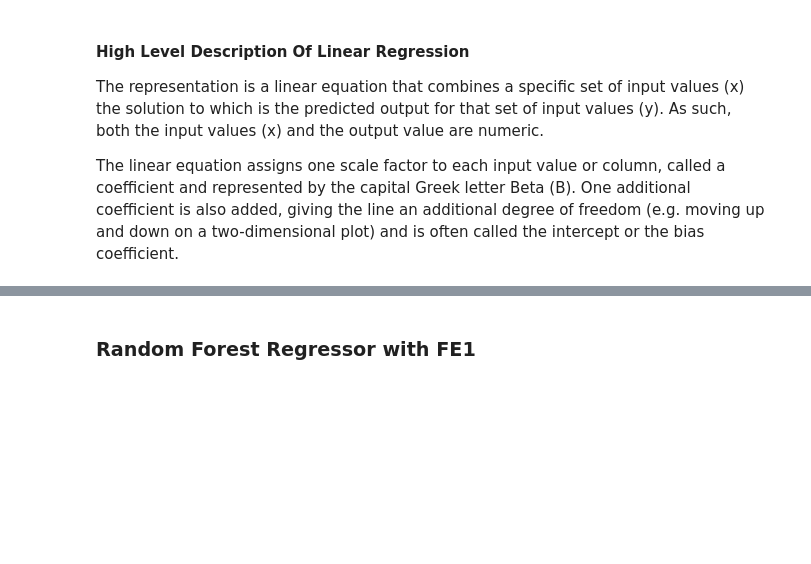
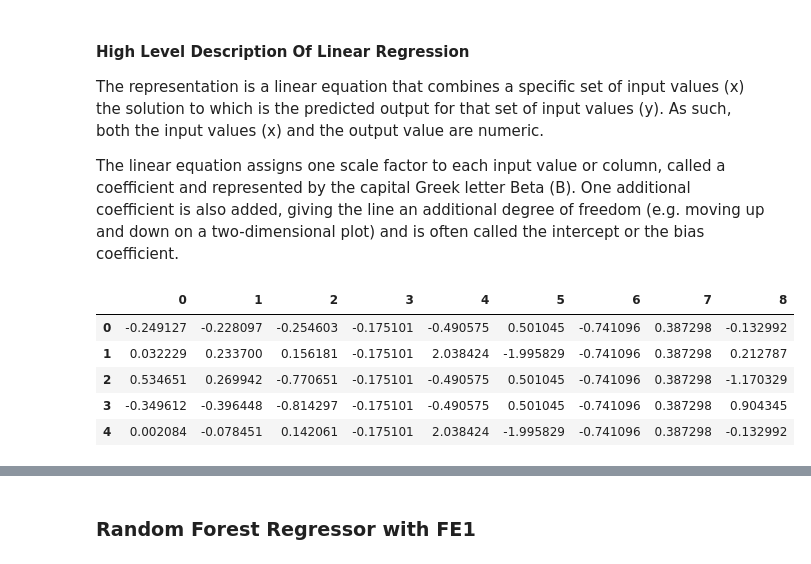
Before and after one commit to abhiraturi/Car_Prediction, a Jupyter notebook: Predicting_Car_Price_v3.ipynb, the cells around one changed output, grey strips where cells are left out. Cells and saved outputs as stored; diff of their text form; code cells hidden in the pictures; blank space fills up the shorter version.

```diff
--- a/Predicting_Car_Price_v3.ipynb
+++ b/Predicting_Car_Price_v3.ipynb
@@ -435,6 +435,14 @@ def LinReg(x_train,x_test,y_train,y_test):
 # %%
 #### Standardizing the features
 std_ohe_df_fe1 = StandardizeFeatures(ohe_df)
+std_ohe_df_fe1.head()
+# %% [output]
+|  | 0 | 1 | 2 | 3 | 4 | 5 | 6 | 7 | 8 |
+| 0 | -0.249127 | -0.228097 | -0.254603 | -0.175101 | -0.490575 | 0.501045 | -0.741096 | 0.387298 | -0.132992 |
+| 1 | 0.032229 | 0.233700 | 0.156181 | -0.175101 | 2.038424 | -1.995829 | -0.741096 | 0.387298 | 0.212787 |
+| 2 | 0.534651 | 0.269942 | -0.770651 | -0.175101 | -0.490575 | 0.501045 | -0.741096 | 0.387298 | -1.170329 |
+| 3 | -0.349612 | -0.396448 | -0.814297 | -0.175101 | -0.490575 | 0.501045 | -0.741096 | 0.387298 | 0.904345 |
+| 4 | 0.002084 | -0.078451 | 0.142061 | -0.175101 | 2.038424 | -1.995829 | -0.741096 | 0.387298 | -0.132992 |
 # %%
 X = std_ohe_df_fe1.iloc[:,1:9]
 y = std_ohe_df_fe1.iloc[:,0:1]
```
Also changed, not shown: parts of 16 cells of this notebook.
